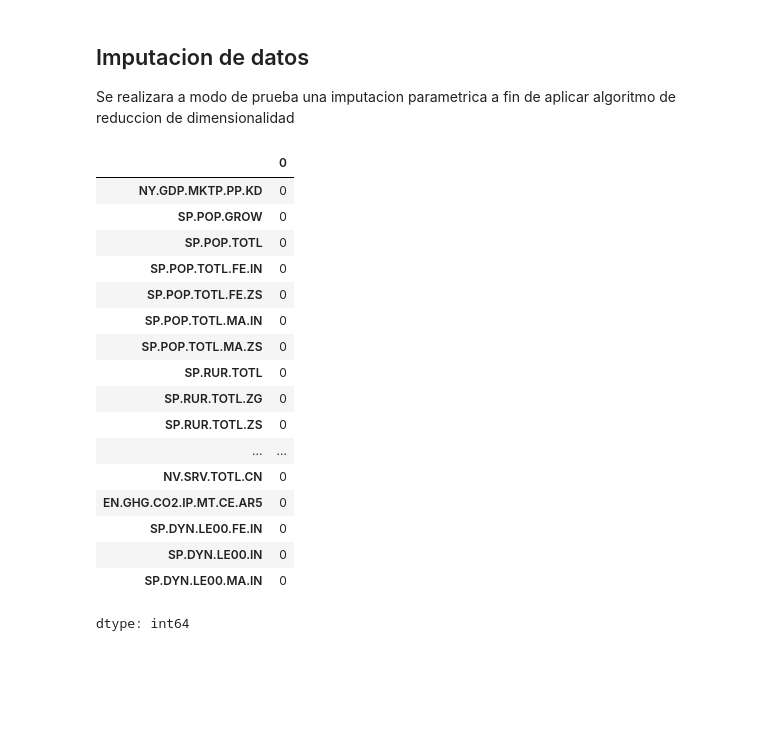
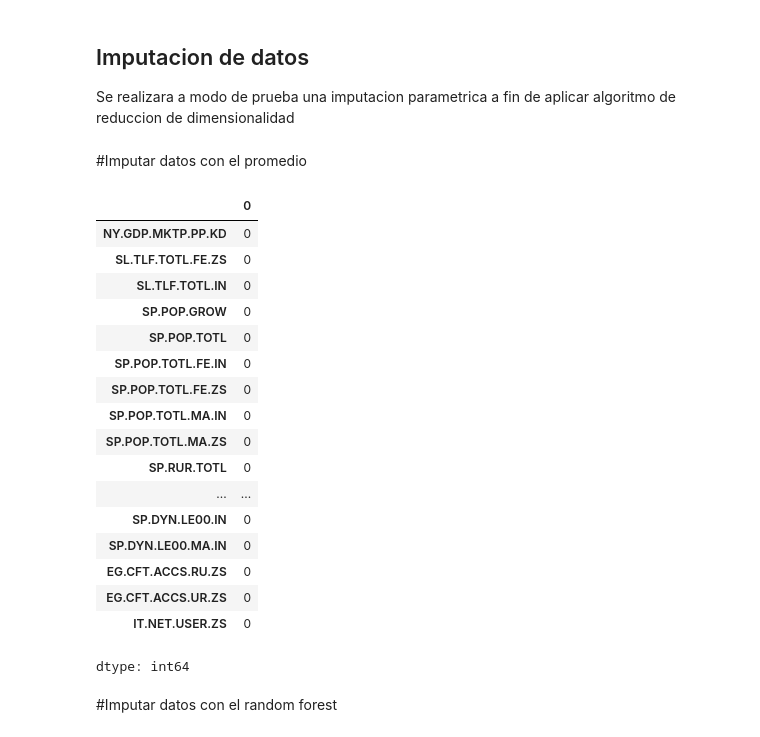
Before and after one commit to cristiancarcamo-netizen/Portafolio, a Jupyter notebook: World_bank.ipynb, the cells around one changed output. Cells and saved outputs as stored; diff of their text form; code cells hidden in the pictures; blank space fills up the shorter version.

```diff
--- a/World_bank.ipynb
+++ b/World_bank.ipynb
@@ -185,7 +171,7 @@ Existen variables con un alto volumen de datos faltantes. Usaremos la siguiente
 # %%
-#Condicion booleaba
-mask_bool= paises_wb_raw.isna().mean()>0.10
-#Seleccion de columnas nulas
+# Condición booleana
+mask_bool = paises_wb_raw.isna().mean()>0.15
+# Selección columnas nulas
 drop_columns = list(paises_wb_raw.isna().mean()[mask_bool].index)
-#eliminar columnas con alto porcentaje de nulos
-paises_wb_raw = paises_wb_raw.drop(columns= drop_columns)
+# Eliminar columnas con alto porcentaje de nulos
+paises_wb = paises_wb_raw.drop(columns = drop_columns)
@@ -201,8 +198,6 @@ El dataframe contiene 197 filas y 27 columnas, de las cuales 15 contienen regist
 Se realizara a modo de prueba una imputacion parametrica a fin de aplicar algoritmo de reduccion de dimensionalidad
 # %%
 from numpy import mean
-# %%
-paises_wb=paises_wb_raw
 # %%
 # Guardar nombre de paises como indice
 paises_wb.index = paises_wb_raw['Country']
@@ -212,12 +211,17 @@ paises_wb= paises_wb.drop(columns= ['country','Country'])
+# %% [markdown]
+#Imputar datos con el promedio
 # %%
 from sklearn.impute import SimpleImputer
-imputer = SimpleImputer(strategy='mean')
-paises_wb = pd.DataFrame(imputer.fit_transform(paises_wb),columns =paises_wb.columns,index=paises_wb.index)
+simple = SimpleImputer(missing_values=np.nan, strategy='mean')
+imputer = simple.fit_transform(paises_wb)
+paises_wb_mean = pd.DataFrame(imputer, columns = paises_wb.columns)
 # %%
-paises_wb.isna().sum()
+paises_wb_mean.isna().sum()
 # %% [output]
 |  | 0 |
 | NY.GDP.MKTP.PP.KD | 0 |
+| SL.TLF.TOTL.FE.ZS | 0 |
+| SL.TLF.TOTL.IN | 0 |
 | SP.POP.GROW | 0 |
 | SP.POP.TOTL | 0 |
 | SP.POP.TOTL.FE.IN | 0 |
@@ -225,12 +229,12 @@ paises_wb.isna().sum()
 | SP.POP.TOTL.MA.IN | 0 |
 | SP.POP.TOTL.MA.ZS | 0 |
 | SP.RUR.TOTL | 0 |
-| SP.RUR.TOTL.ZG | 0 |
-| SP.RUR.TOTL.ZS | 0 |
 | ... | ... |
-| NV.SRV.TOTL.CN | 0 |
-| EN.GHG.CO2.IP.MT.CE.AR5 | 0 |
-| SP.DYN.LE00.FE.IN | 0 |
 | SP.DYN.LE00.IN | 0 |
 | SP.DYN.LE00.MA.IN | 0 |
+| EG.CFT.ACCS.RU.ZS | 0 |
+| EG.CFT.ACCS.UR.ZS | 0 |
+| IT.NET.USER.ZS | 0 |
 dtype: int64
+# %% [markdown]
+#Imputar datos con el random forest
```
Also changed, not shown: parts of 38 cells of this notebook.
